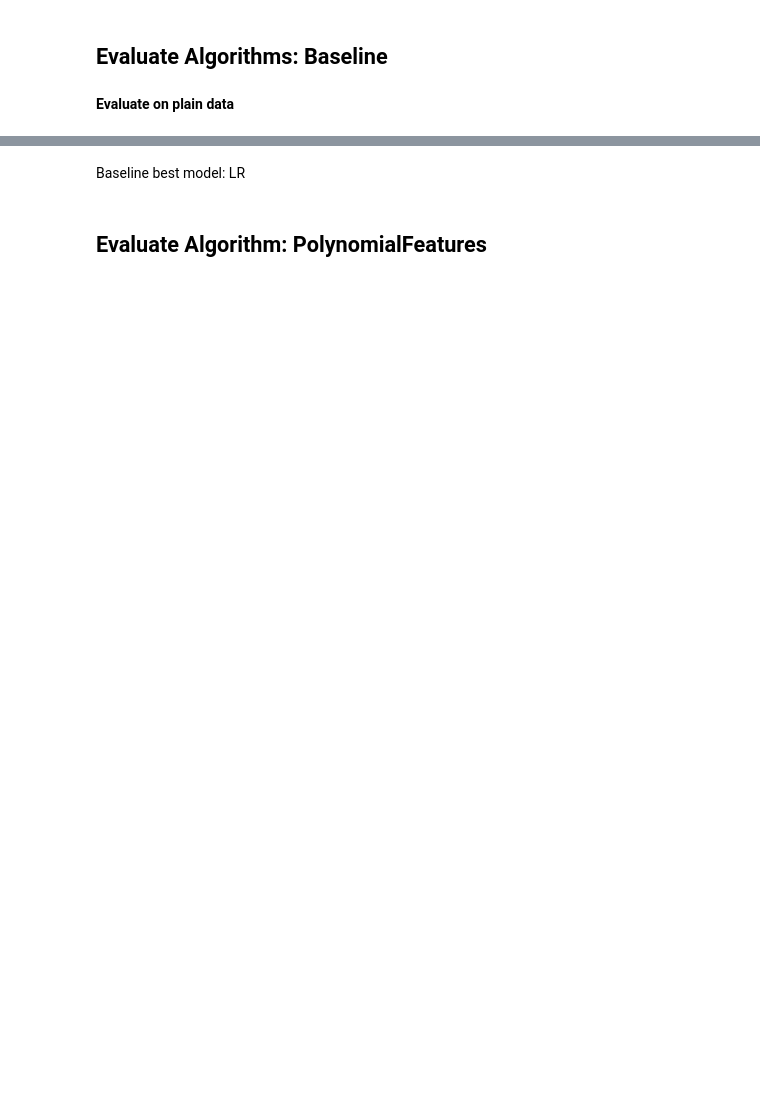
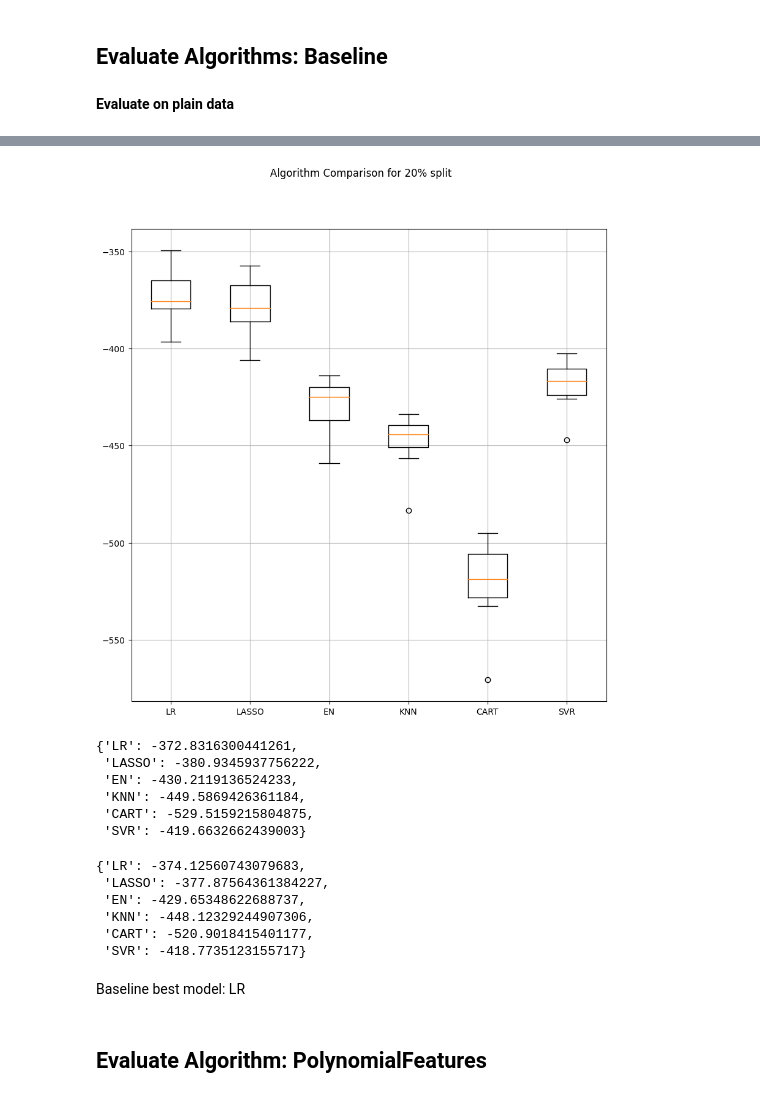
Before and after one commit to mrMichalR/blueberry_yield, a Jupyter notebook: blueberry_yield_prediction.ipynb, the cells around one changed output, grey strips where cells are left out. Drawn from its saved outputs; the diff is of its cells as text; code cells hidden in the pictures; blank space fills up the shorter version.

```diff
--- a/blueberry_yield_prediction.ipynb
+++ b/blueberry_yield_prediction.ipynb
@@ -474,8 +459,7 @@ df2_train = df2_train.drop(df2_train[~df2_train['osmia'].isin([0.25, 0.38, 0.5,
 # %%
 # Split-out validation dataset
 test_size1 = 0.33
-test_size2 = 0.25
-test_size3 = 0.20
+test_size2 = 0.20
 
 train_data = df2_train.drop(['yield','type'], axis=1)
 train_target = df2_train['yield']
@@ -487,3 +471,4 @@ def split_data(X, y, test_size):
 
 
 X_train, X_test, y_train, y_test = split_data(train_data, train_target, test_size1)
+X_train2, X_test2, y_train2, y_test2 = split_data(train_data, train_target, test_size2)
@@ -564,3 +526,35 @@ evaluation_results
+# %%
+baseline_score2, results2 = evaluate_model(models, X_train2, y_train2)
+eval20=Merge(eval20, baseline_score2)
+
+# Compare Algorithms Plot
+fig = plt.figure(figsize=(10,10))
+fig.suptitle('Algorithm Comparison for 20% split')
+ax = fig.add_subplot(111)
+plt.boxplot(results2)
+plt.grid()
+ax.set_xticklabels(baseline_score2.keys())
+plt.show()
+# %% [output]
+[figure, added]
+# %%
+baseline_score1
+# %% [output]
+{'LR': -372.8316300441261,
+ 'LASSO': -380.9345937756222,
+ 'EN': -430.2119136524233,
+ 'KNN': -449.5869426361184,
+ 'CART': -529.5159215804875,
+ 'SVR': -419.6632662439003}
+# %%
+baseline_score2
+# %% [output]
+{'LR': -374.12560743079683,
+ 'LASSO': -377.87564361384227,
+ 'EN': -429.65348622688737,
+ 'KNN': -448.12329244907306,
+ 'CART': -520.9018415401177,
+ 'SVR': -418.7735123155717}
 # %% [markdown]
 Baseline best model: LR
 # %% [markdown]
```
Also changed, not shown: parts of 37 cells of this notebook.
